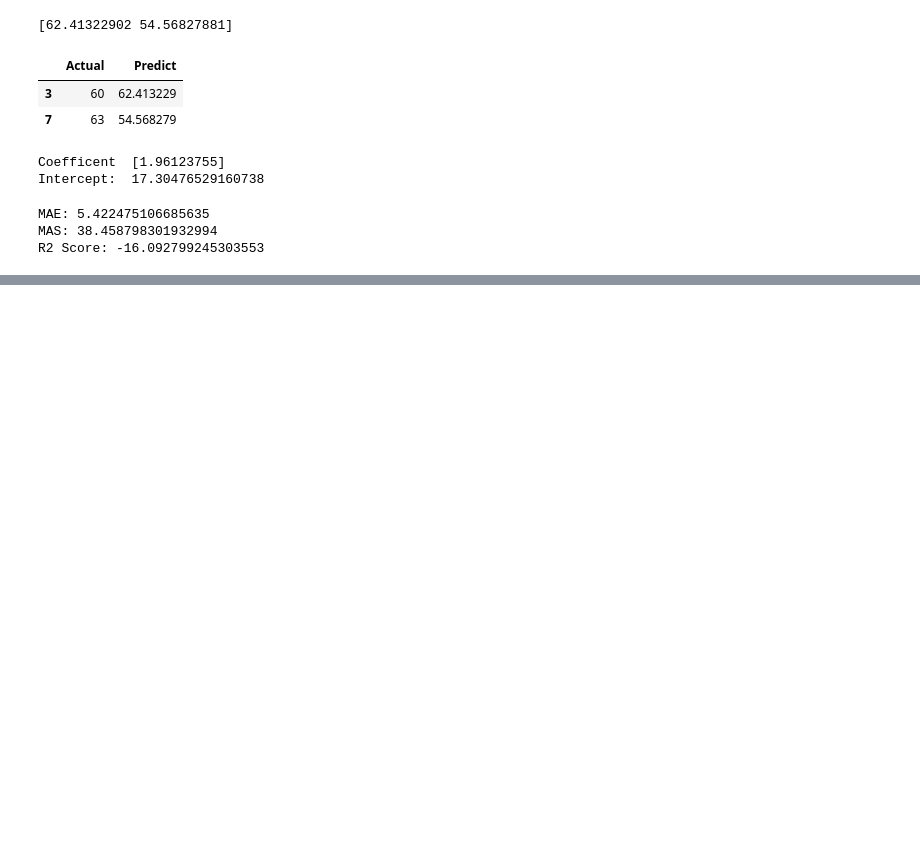
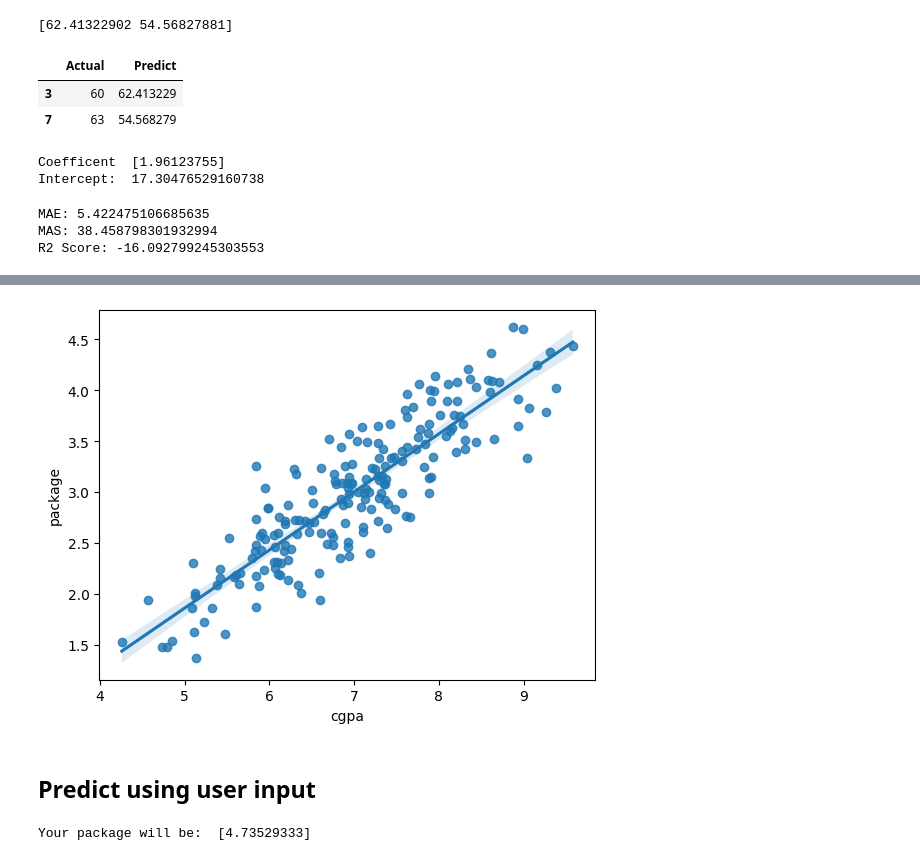
Before and after one commit to koffandaff/Python-2, a Jupyter notebook: T2/Ch4/Notes/Dhruvil/ch4.ipynb, the cells around one changed output, grey strips where cells are left out. Drawn from its saved outputs; the diff is of its cells as text; code cells hidden in the pictures; blank space fills up the shorter version.

```diff
--- a/T2/Ch4/Notes/Dhruvil/ch4.ipynb
+++ b/T2/Ch4/Notes/Dhruvil/ch4.ipynb
@@ -150,0 +357,15 @@ R2 Score: -16.092799245303553
+# %%
+## REgression plot
+import seaborn as sns
+sns.regplot(df,x='cgpa',y='package')
+plt.show()
+# %% [output]
+[figure, added]
+# %% [markdown]
+## Predict using user input
+# %%
+n = float(input('Enter ur cgpa: '))
+y_pred = lr.predict([[n]])
+print('Your package will be: ',y_pred)
+# %% [output]
+Your package will be:  [4.73529333]
```
Also changed, not shown: parts of 40 cells of this notebook, 2 other files.
